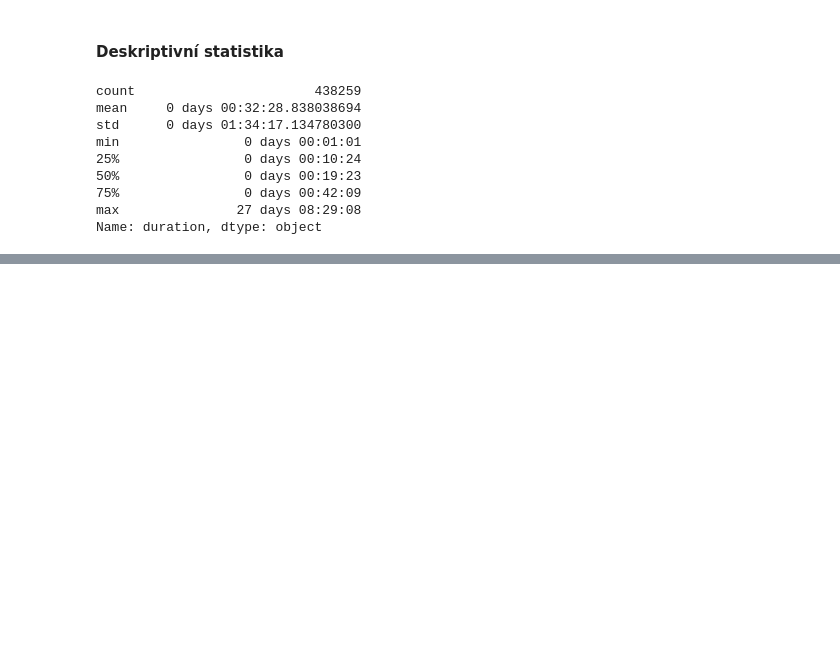
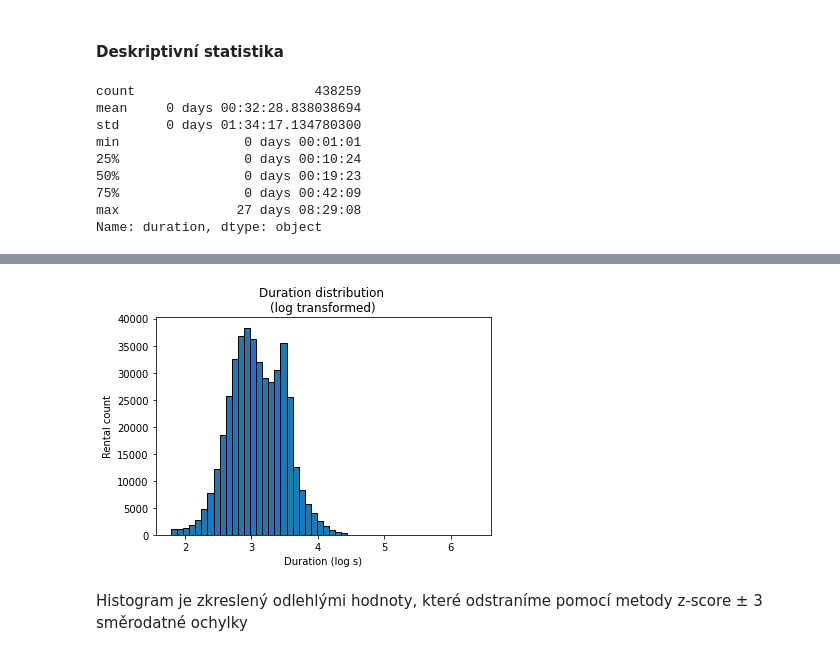
Before and after one commit to 9berny9/bikes, a Jupyter notebook: bikes_process.ipynb, the cells around one changed output, grey strips where cells are left out. Saved outputs shown, nothing was run; the diff lists cells and outputs as text; code cells hidden in the pictures; blank space fills up the shorter version.

```diff
--- a/bikes_process.ipynb
+++ b/bikes_process.ipynb
@@ -383,0 +386,11 @@ memory usage: 43.5+ MB
+# %%
+# histogram délky výpujčky kola
+plt.hist(x = np.log10(df_b['duration_sec']), bins=50, edgecolor='black');
+plt.title('Duration distribution \n(log transformed)')
+plt.xlabel('Duration (log s)')
+plt.ylabel('Rental count')
+plt.show()
+# %% [output]
+[figure, added]
+# %% [markdown]
+Histogram je zkreslený odlehlými hodnoty, které odstraníme pomocí metody z-score ± 3 směrodatné ochylky
```
Also changed, not shown: parts of 17 cells of this notebook.
